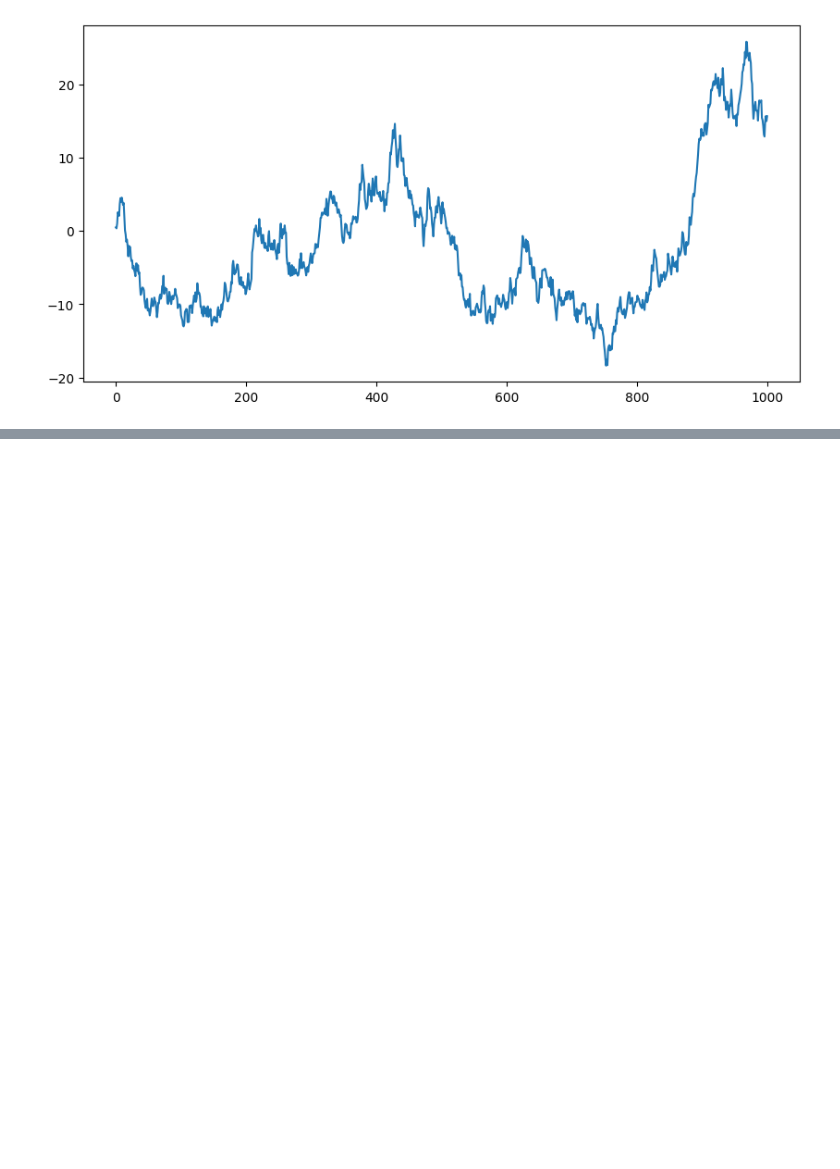
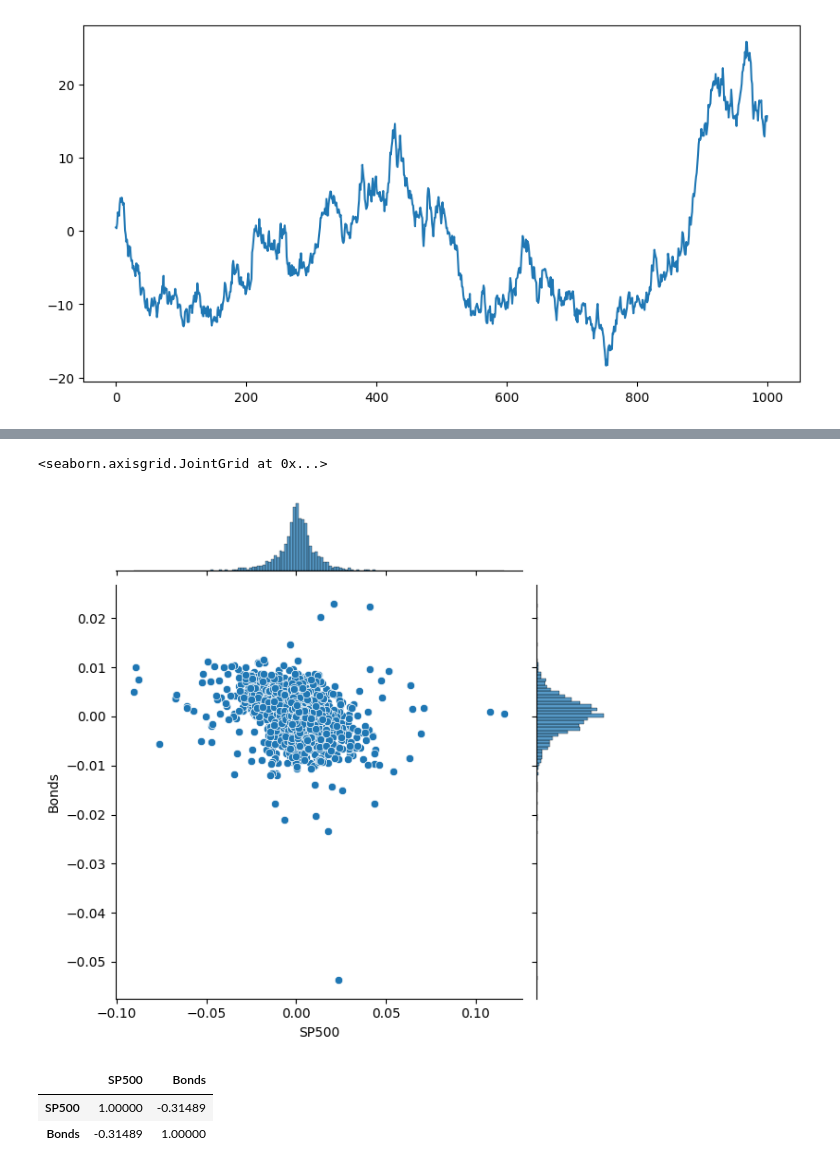
Before and after one commit to ibrahimediz/timeseriesanalysandforecasting0712_1112_23, a Jupyter notebook: Egzersizler/asirk/01_ManipulateDataNote.ipynb, the cells around one changed output, grey strips where cells are left out. Cells and saved outputs as stored; diff of their text form; code cells hidden in the pictures; blank space fills up the shorter version.

```diff
--- a/Egzersizler/asirk/01_ManipulateDataNote.ipynb
+++ b/Egzersizler/asirk/01_ManipulateDataNote.ipynb
@@ -541,0 +564,13 @@ random_fiyat.mul(100).plot(figsize=(10,5));
+# %%
+gunluk_getiri = df.pct_change()
+# %%
+sns.jointplot(x="SP500",y="Bonds",data=gunluk_getiri)
+# %% [output]
+<seaborn.axisgrid.JointGrid at 0x...>
+[figure, added]
+# %%
+gunluk_getiri.iloc[:,:-3].corr()
+# %% [output]
+|  | SP500 | Bonds |
+| SP500 | 1.00000 | -0.31489 |
+| Bonds | -0.31489 | 1.00000 |
```
Also changed, not shown: parts of 4 cells of this notebook, 2 other files.
